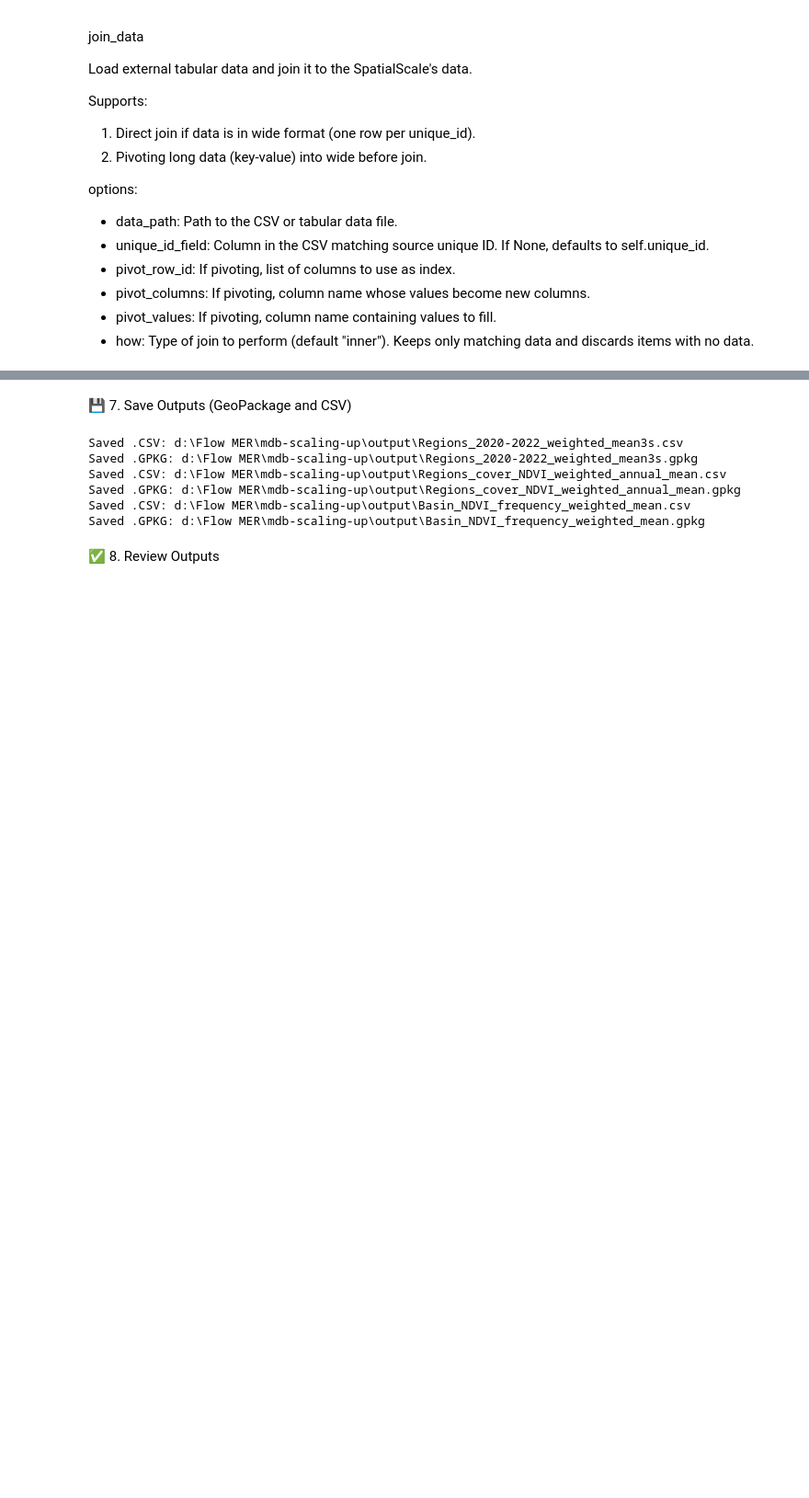
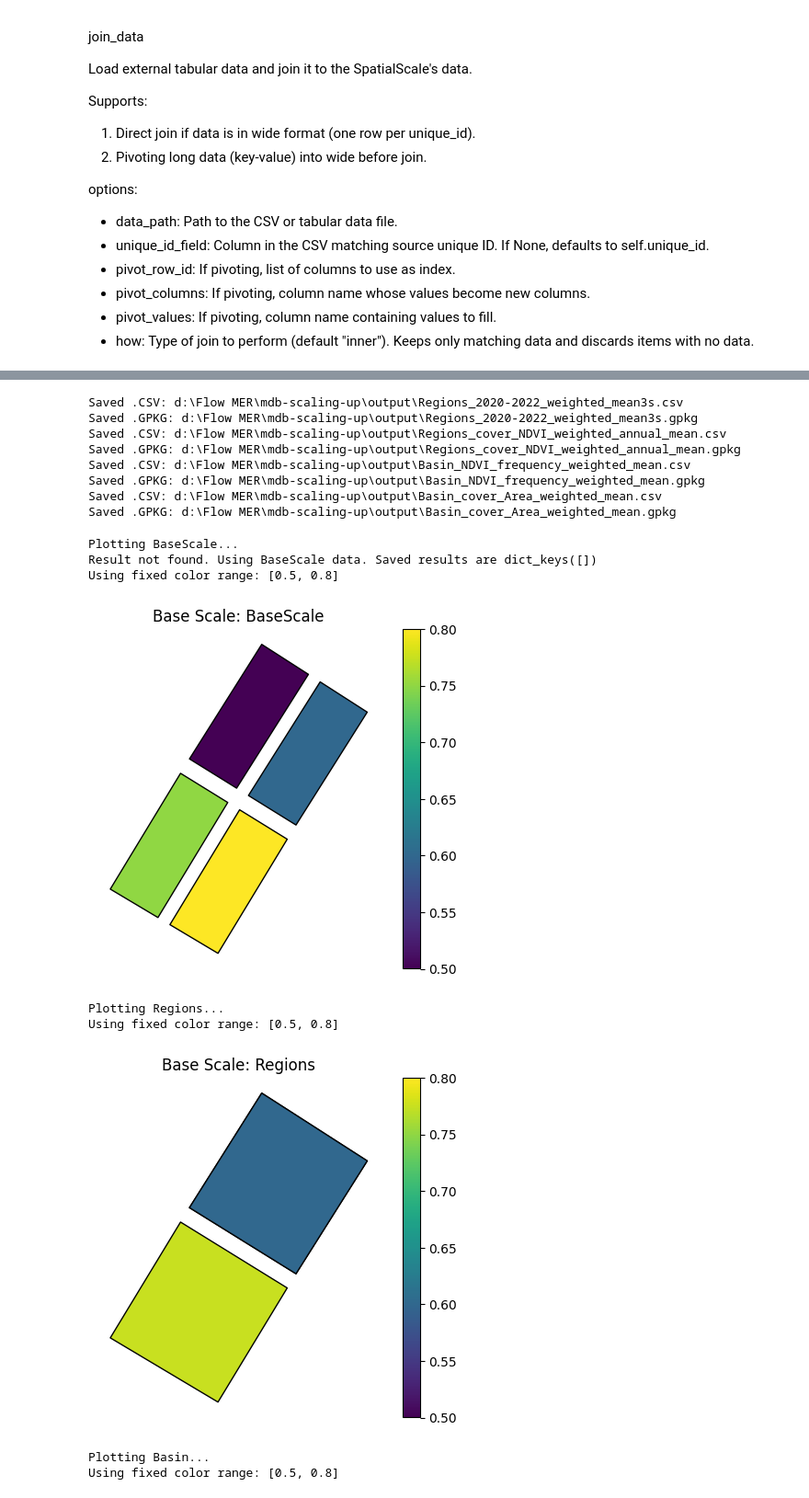
Before and after one commit to brooks-eco/scaling-framework, a Jupyter notebook: test_framework.ipynb, the cells around one changed output, grey strips where cells are left out. Shown at 92% size. Cells and saved outputs as stored; diff of their text form; code cells hidden in the pictures; blank space fills up the shorter version.

```diff
--- a/test_framework.ipynb
+++ b/test_framework.ipynb
@@ -45,7 +42,7 @@ OUTPUT_PATH.mkdir(parents=True, exist_ok=True)
 base_scale = SpatialScale(
     name="BaseScale",
     source=SPATIAL_PATH / "base_units.shp",
-    unique_id_field="UID",
+    unique_id_fields="UID",
     weighting_field="Area_Ha",
     #metric_fields="NDVI",
     measure_multiplier=None,
@@ -66,17 +67,17 @@ Loading BaseScale data from base_units.shp...
 [figure]
 # %%
-# Create aggregation scale objects
+#create  aggregation scale objects
 
 region_scale = SpatialScale(
     "Regions",
     source = SPATIAL_PATH / "regions.shp",
-    unique_id_field="RegionID",
+    unique_id_fields="RegionID",
 )
 
 basin_scale = SpatialScale(
     "Basin",
     source = SPATIAL_PATH / "basin.shp",
-    unique_id_field="BasinID",
+    unique_id_fields="BasinID",
 )
 
 
@@ -217,5 +234,3 @@ Available results:
-# %% [markdown]
-💾 7. Save Outputs (GeoPackage and CSV)
 # %%
 region_scale.save_results(OUTPUT_PATH, file_types=["csv", "gpkg"])
 
@@ -227,5 +242,19 @@ Saved .CSV: d:\Flow MER\mdb-scaling-up\output\Regions_cover_NDVI_weighted_annual
 Saved .GPKG: d:\Flow MER\mdb-scaling-up\output\Regions_cover_NDVI_weighted_annual_mean.gpkg
 Saved .CSV: d:\Flow MER\mdb-scaling-up\output\Basin_NDVI_frequency_weighted_mean.csv
 Saved .GPKG: d:\Flow MER\mdb-scaling-up\output\Basin_NDVI_frequency_weighted_mean.gpkg
+Saved .CSV: d:\Flow MER\mdb-scaling-up\output\Basin_cover_Area_weighted_mean.csv
+Saved .GPKG: d:\Flow MER\mdb-scaling-up\output\Basin_cover_Area_weighted_mean.gpkg
-# %% [markdown]
-✅ 8. Review Outputs
+# %%
+base_scale.plot(field="2020", color_range=[0.5, 0.8])
+region_scale.plot(result ="2020-2022_weighted_mean3s", field="2020_Areawm", color_range=[0.5, 0.8])
+basin_scale.plot(result="Area_weighted_mean", field="2020_Areawm", color_range=[0.5, 0.8])
+# %% [output]
+Plotting BaseScale...
+Result not found. Using BaseScale data. Saved results are dict_keys([])
+Using fixed color range: [0.5, 0.8]
+[figure, added]
+Plotting Regions...
+Using fixed color range: [0.5, 0.8]
+[figure, added]
+Plotting Basin...
+Using fixed color range: [0.5, 0.8]
```
Also changed, not shown: parts of 14 cells of this notebook, 4 other files.
